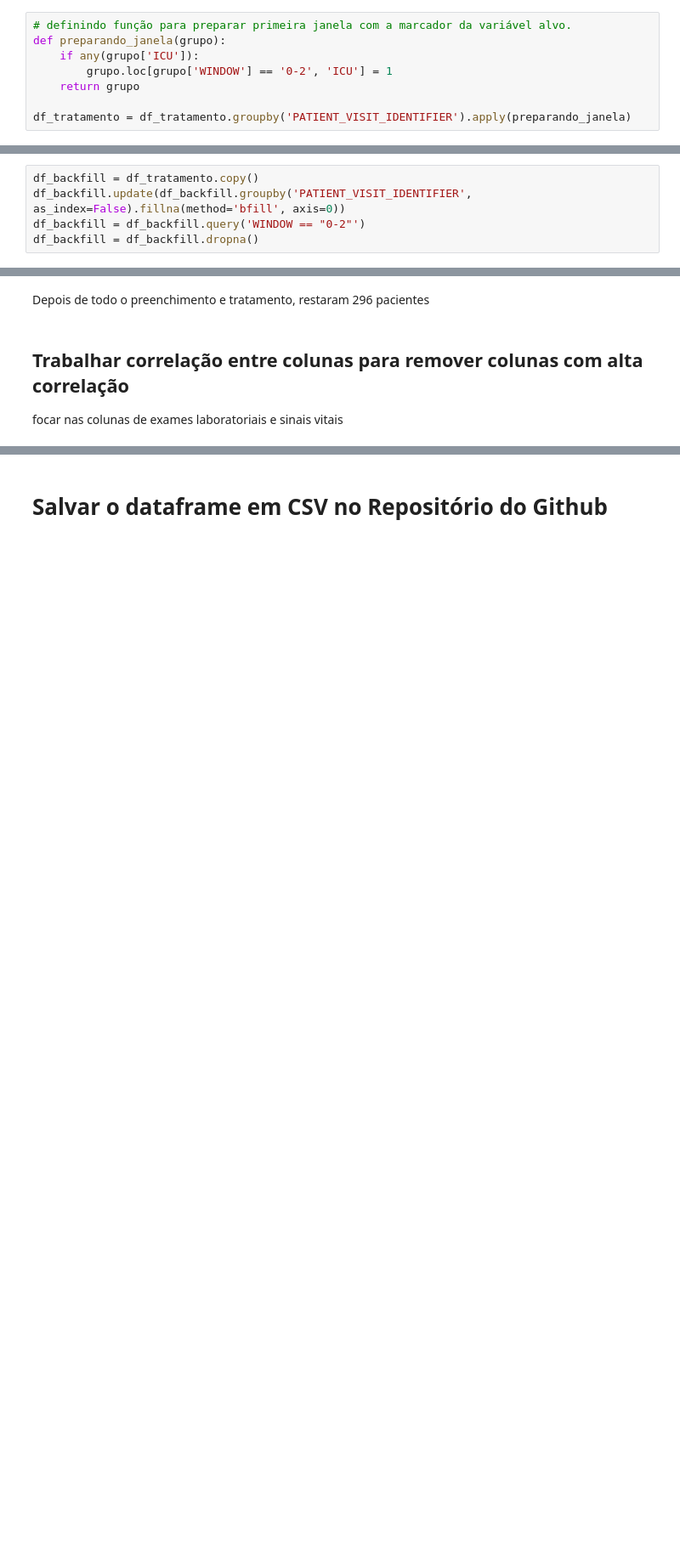
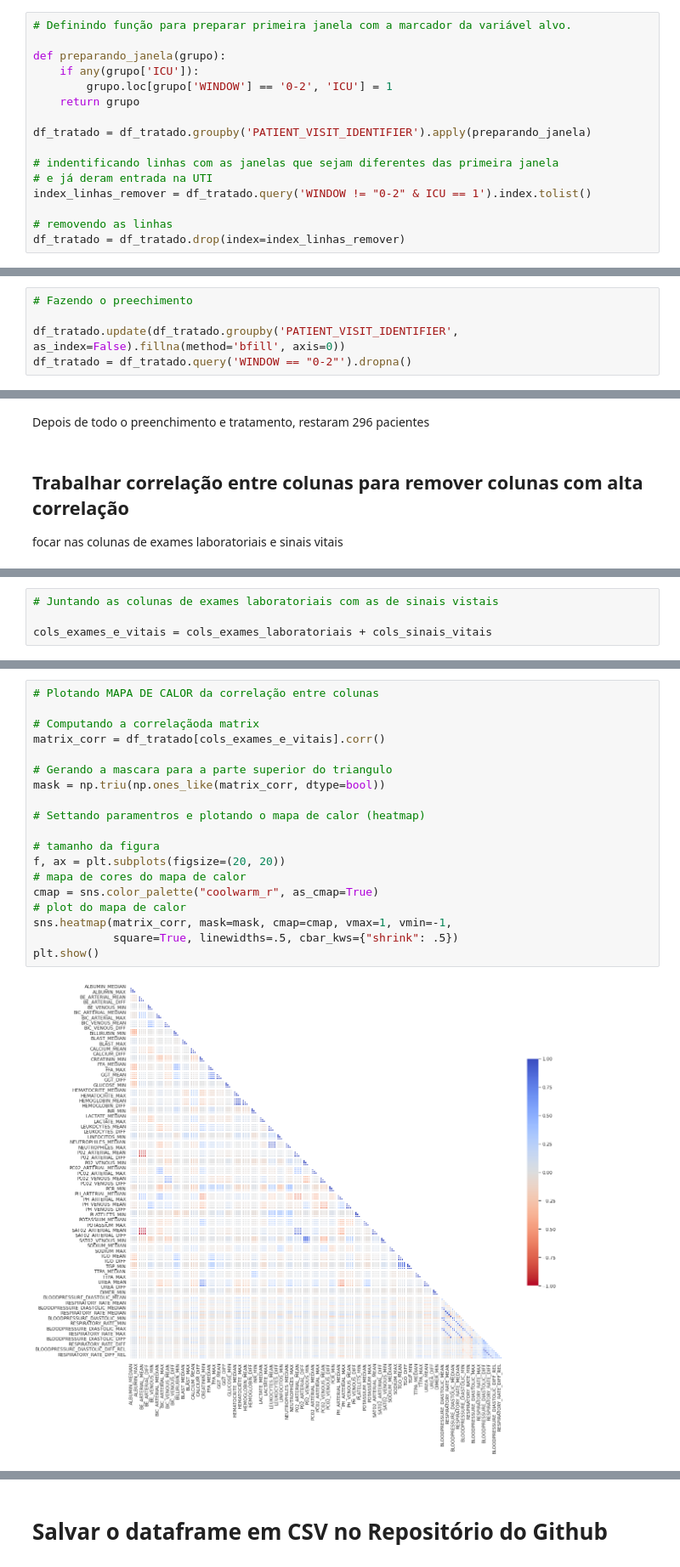
Before and after one commit to itsGab/ds_fcst_icu_covid_w_ml, a Jupyter notebook: notebooks/tratamento_dos_dados_e_limpeza.ipynb, the cells around one changed output, grey strips where cells are left out. Shown at 85% size. Saved outputs shown, nothing was run; the diff lists cells and outputs as text; blank space fills up the shorter version.

```diff
--- a/notebooks/tratamento_dos_dados_e_limpeza.ipynb
+++ b/notebooks/tratamento_dos_dados_e_limpeza.ipynb
@@ -138,8 +144,16 @@ df_tratamento = df_tratamento.query('PATIENT_VISIT_IDENTIFIER not in @lista_paci
 # %%
-# definindo função para preparar primeira janela com a marcador da variável alvo.
+# Definindo função para preparar primeira janela com a marcador da variável alvo.
+
 def preparando_janela(grupo):
     if any(grupo['ICU']):
         grupo.loc[grupo['WINDOW'] == '0-2', 'ICU'] = 1
     return grupo
 
-df_tratamento = df_tratamento.groupby('PATIENT_VISIT_IDENTIFIER').apply(preparando_janela)
+df_tratado = df_tratado.groupby('PATIENT_VISIT_IDENTIFIER').apply(preparando_janela)
+
+# indentificando linhas com as janelas que sejam diferentes das primeira janela
+# e já deram entrada na UTI
+index_linhas_remover = df_tratado.query('WINDOW != "0-2" & ICU == 1').index.tolist()
+
+# removendo as linhas
+df_tratado = df_tratado.drop(index=index_linhas_remover)
@@ -165,5 +164,5 @@ df_tratamento.query('WINDOW == "0-2"').dropna().describe()
 # %%
-df_backfill = df_tratamento.copy()
-df_backfill.update(df_backfill.groupby('PATIENT_VISIT_IDENTIFIER', as_index=False).fillna(method='bfill', axis=0))
-df_backfill = df_backfill.query('WINDOW == "0-2"')
-df_backfill = df_backfill.dropna()
+# Fazendo o preechimento
+
+df_tratado.update(df_tratado.groupby('PATIENT_VISIT_IDENTIFIER', as_index=False).fillna(method='bfill', axis=0))
+df_tratado = df_tratado.query('WINDOW == "0-2"').dropna()
@@ -316,0 +196,4 @@ df_final = df_limpo.set_index('PATIENT_VISIT_IDENTIFIER')
+# %%
+# Juntando as colunas de exames laboratoriais com as de sinais vistais
+
+cols_exames_e_vitais = cols_exames_laboratoriais + cols_sinais_vitais
@@ -316,0 +216,21 @@ df_final = df_limpo.set_index('PATIENT_VISIT_IDENTIFIER')
+# %%
+# Plotando MAPA DE CALOR da correlação entre colunas
+
+# Computando a correlaçãoda matrix
+matrix_corr = df_tratado[cols_exames_e_vitais].corr()
+
+# Gerando a mascara para a parte superior do triangulo
+mask = np.triu(np.ones_like(matrix_corr, dtype=bool))
+
+# Settando paramentros e plotando o mapa de calor (heatmap)
+
+# tamanho da figura
+f, ax = plt.subplots(figsize=(20, 20))
+# mapa de cores do mapa de calor
+cmap = sns.color_palette("coolwarm_r", as_cmap=True)
+# plot do mapa de calor
+sns.heatmap(matrix_corr, mask=mask, cmap=cmap, vmax=1, vmin=-1,
+            square=True, linewidths=.5, cbar_kws={"shrink": .5})
+plt.show()
+# %% [output]
+[figure, added]
```
Also changed, not shown: parts of 62 cells of this notebook.
